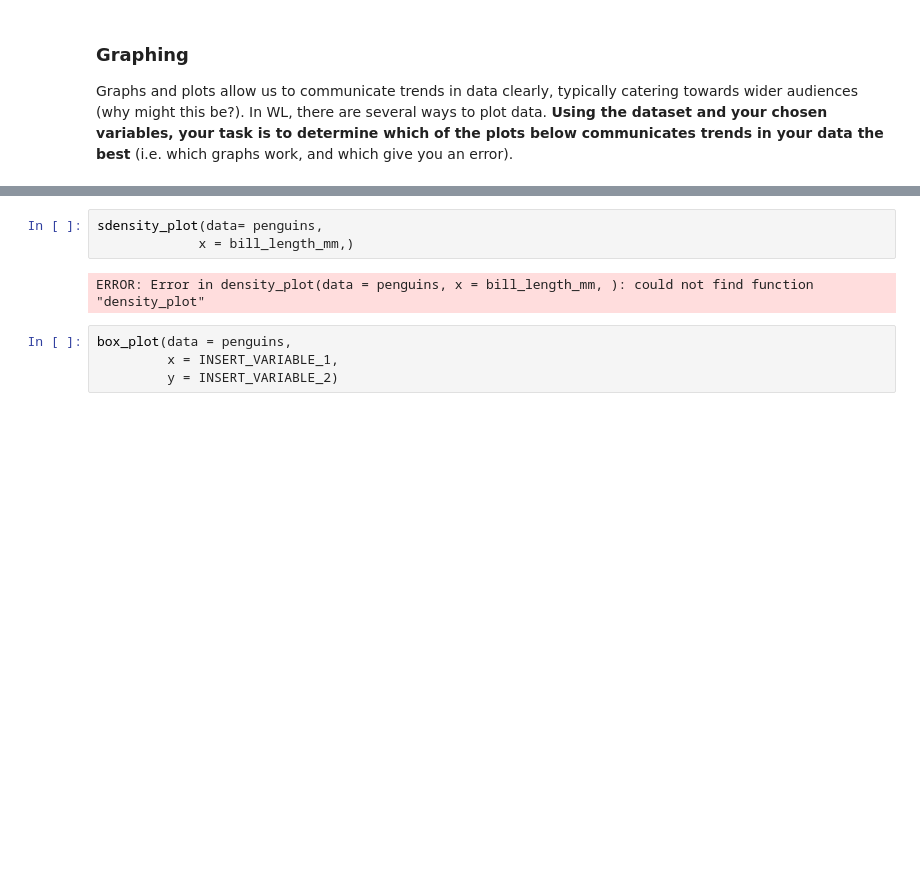
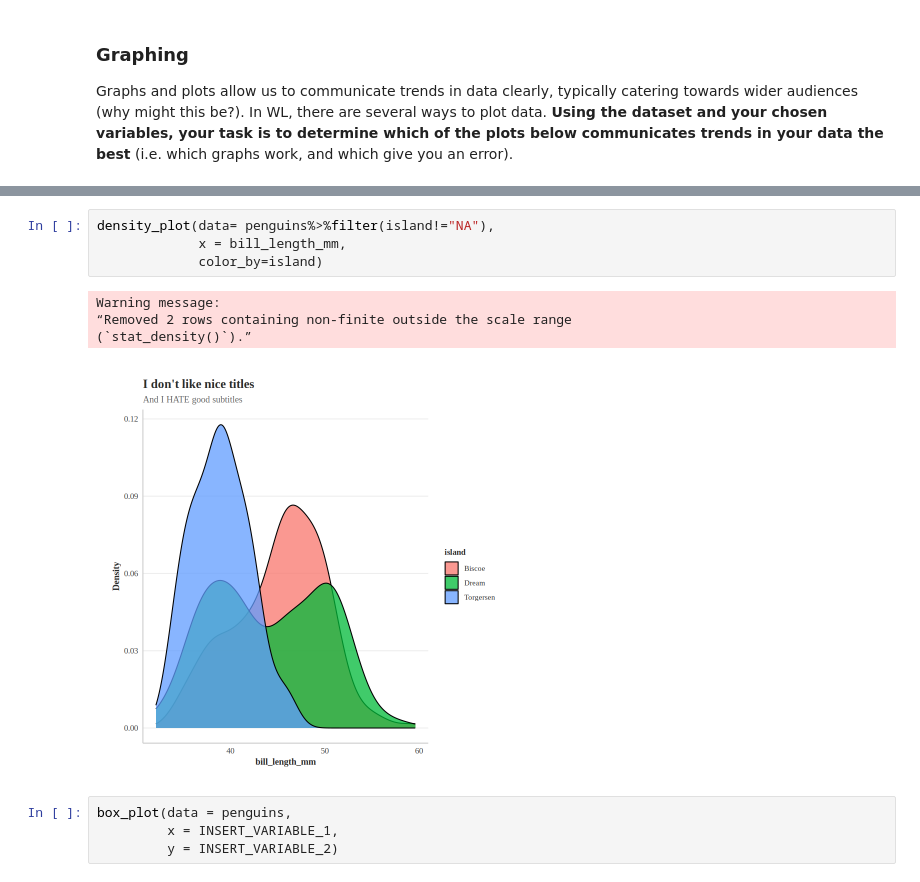
Before and after one commit to michelle2027-ux/Unit0, a Jupyter notebook: ApResearchCT_BIO.ipynb, the cells around one changed output, grey strips where cells are left out. Cells and saved outputs as stored; diff of their text form; blank space fills up the shorter version.

```diff
--- a/ApResearchCT_BIO.ipynb
+++ b/ApResearchCT_BIO.ipynb
@@ -149,8 +162,12 @@ scatter_plot(data = penguins,
 # %%
-sdensity_plot(data= penguins,
-             x = bill_length_mm,)
+density_plot(data= penguins%>%filter(island!="NA"),
+             x = bill_length_mm,
+             color_by=island)
 # %% [output]
-ERROR: Error in density_plot(data = penguins, x = bill_length_mm, ): could not find function "density_plot"
+Warning message:
+“Removed 2 rows containing non-finite outside the scale range
+(`stat_density()`).”
+[figure, added]
 # %%
 box_plot(data = penguins,
          x = INSERT_VARIABLE_1,
```
Also changed, not shown: parts of 11 cells of this notebook.
